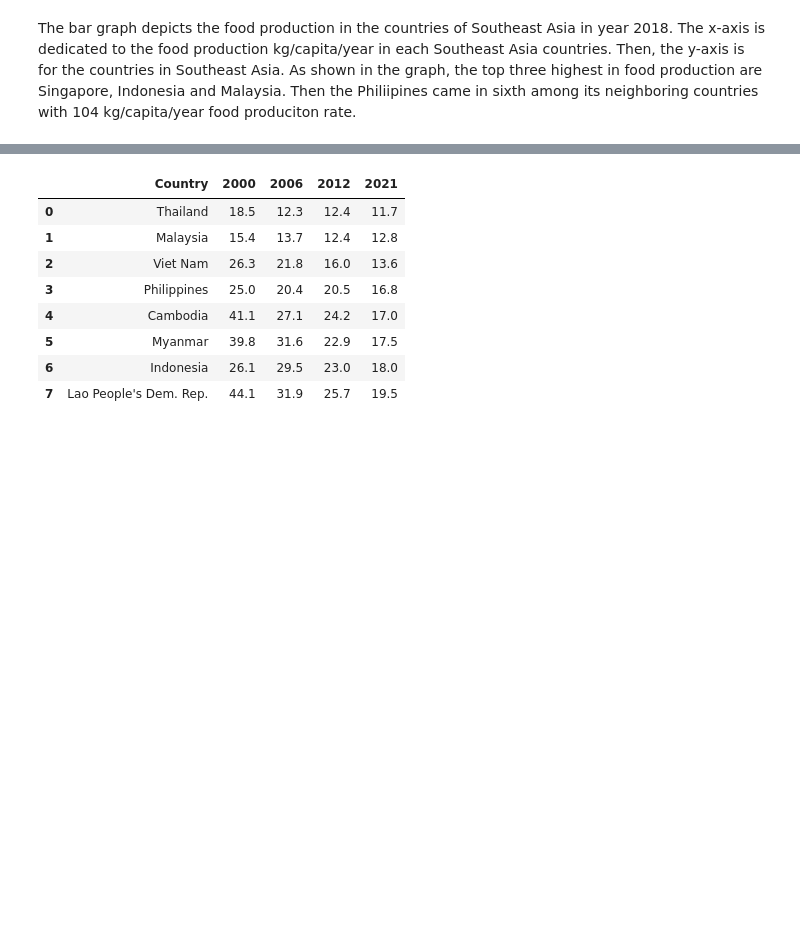
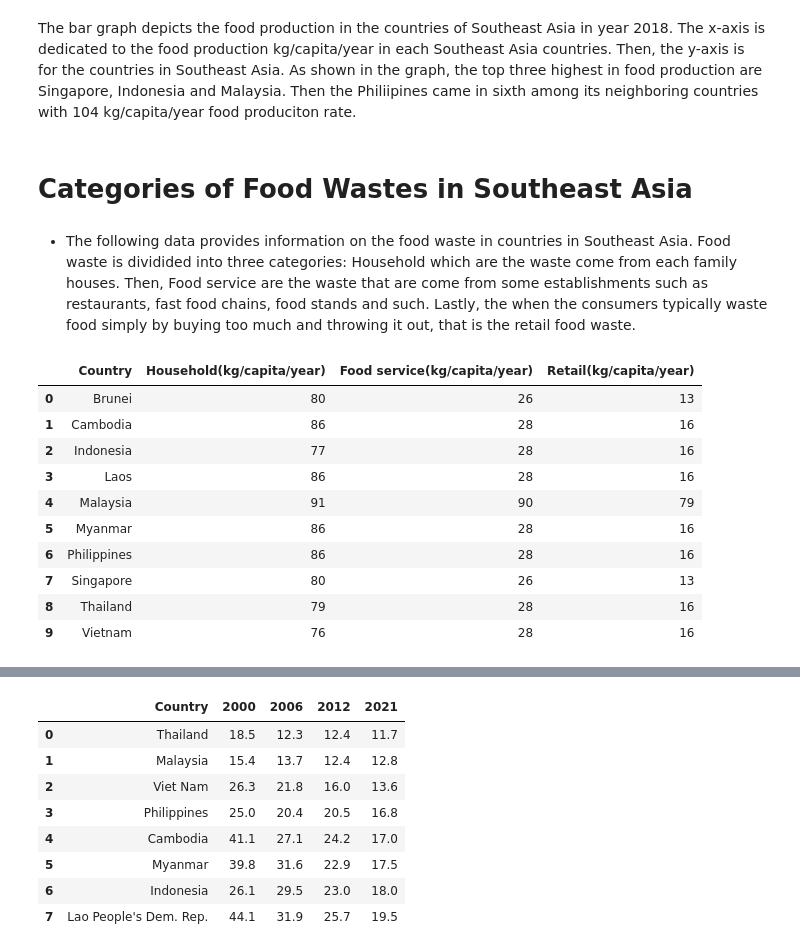
Before and after one commit to renzcarlo24/ITBA-3207-Team-Big-Bytes, a Jupyter notebook: Data Visualization.ipynb, the cells around one changed output, grey strips where cells are left out. Saved outputs shown, nothing was run; the diff lists cells and outputs as text; code cells hidden in the pictures; blank space fills up the shorter version.

```diff
--- a/Data Visualization.ipynb
+++ b/Data Visualization.ipynb
@@ -57,3 +57,23 @@ plt.show()
 # Interpretation:
 # %% [markdown]
 The bar graph depicts the food production in the countries of Southeast Asia in year 2018. The x-axis is dedicated to the food production kg/capita/year in each Southeast Asia countries. Then, the y-axis is for the countries in Southeast Asia. As shown in the graph, the top three highest in food production are Singapore, Indonesia and Malaysia. Then the Philiipines came in sixth among its neighboring countries with 104 kg/capita/year food produciton rate.
+# %% [markdown]
+# Categories of Food Wastes in Southeast Asia
+# %% [markdown]
+- The following data provides information on the food waste in countries in Southeast Asia. Food waste is dividided into three categories: Household which are the waste come from each family houses. Then, Food service are the waste that are come from some establishments such as restaurants, fast food chains, food stands and such. Lastly, the when the consumers typically waste food simply by buying too much and throwing it out, that is the retail food waste.
+# %%
+url = 'https://raw.githubusercontent.com/renzcarlo24/ITBA-3207-Team-Big-Bytes/main/Datasets/FoodWaste.csv'
+fw = pd.read_csv(url)
+fw
+# %% [output]
+|  | Country | Household(kg/capita/year) | Food service(kg/capita/year) | Retail(kg/capita/year) |
+| 0 | Brunei | 80 | 26 | 13 |
+| 1 | Cambodia | 86 | 28 | 16 |
+| 2 | Indonesia | 77 | 28 | 16 |
+| 3 | Laos | 86 | 28 | 16 |
+| 4 | Malaysia | 91 | 90 | 79 |
+| 5 | Myanmar | 86 | 28 | 16 |
+| 6 | Philippines | 86 | 28 | 16 |
+| 7 | Singapore | 80 | 26 | 13 |
+| 8 | Thailand | 79 | 28 | 16 |
+| 9 | Vietnam | 76 | 28 | 16 |
```
Also changed, not shown: parts of 10 cells of this notebook.
